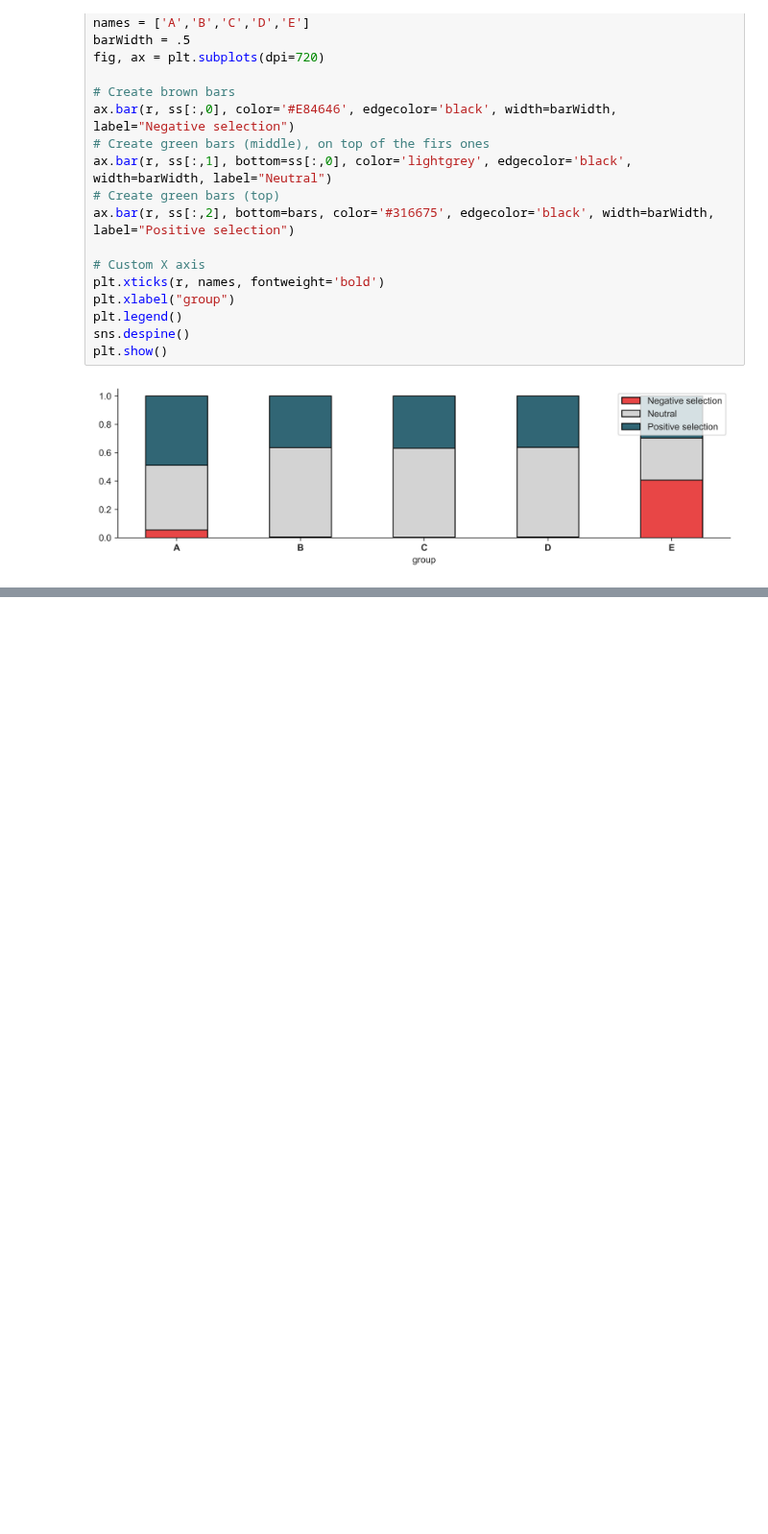
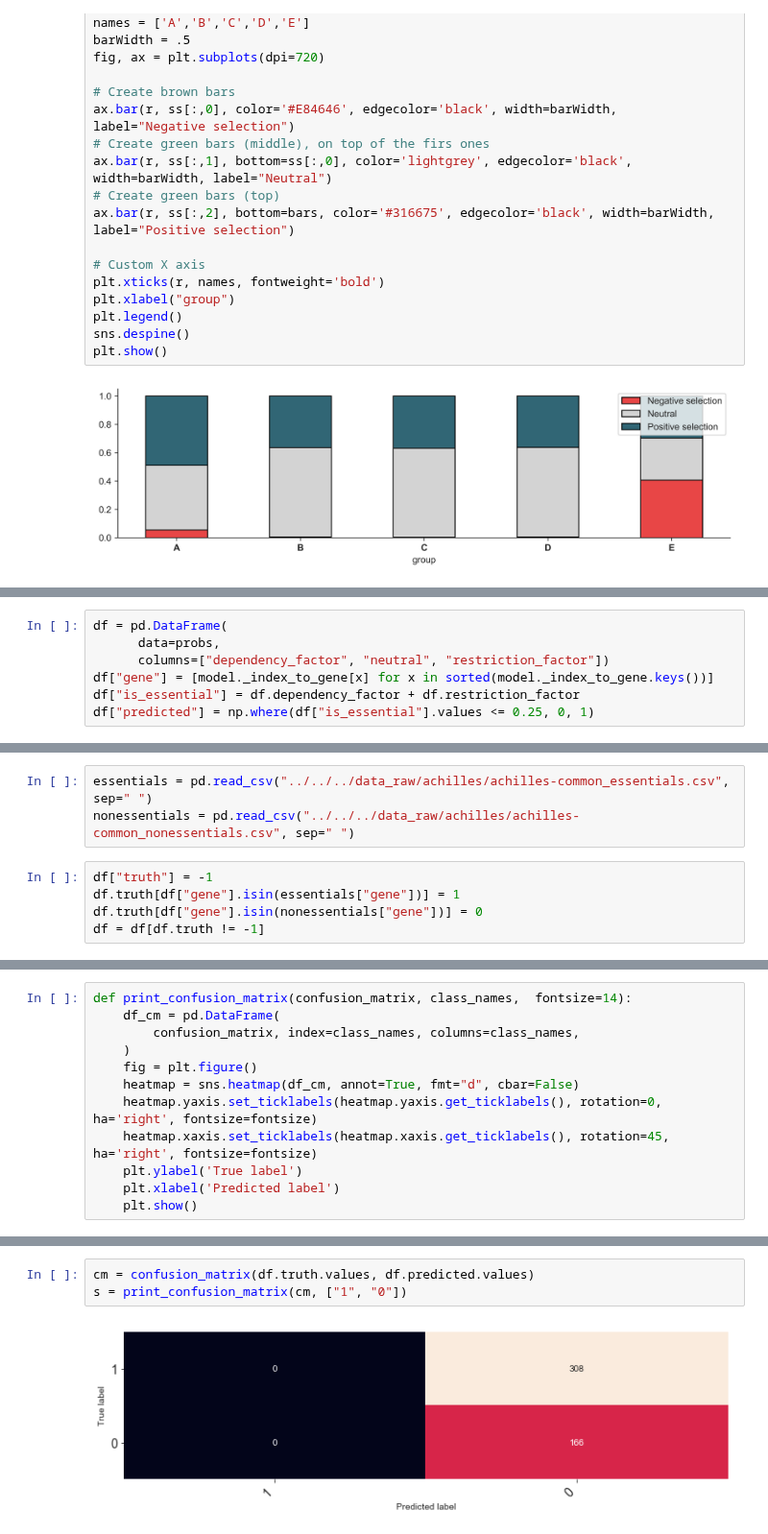
Before and after one commit to cbg-ethz/shm, a Jupyter notebook: analysis/a-structured_hierarchical_linear_models.ipynb, the cells around one changed output, grey strips where cells are left out. Shown at 96% size. Cells and saved outputs as stored; diff of their text form; blank space fills up the shorter version.

Commit message:
COnfusion matrix

```diff
--- a/analysis/a-structured_hierarchical_linear_models.ipynb
+++ b/analysis/a-structured_hierarchical_linear_models.ipynb
@@ -367,0 +392,7 @@ plt.show()
+# %%
+df = pd.DataFrame(
+      data=probs,
+      columns=["dependency_factor", "neutral", "restriction_factor"])
+df["gene"] = [model._index_to_gene[x] for x in sorted(model._index_to_gene.keys())]
+df["is_essential"] = df.dependency_factor + df.restriction_factor
+df["predicted"] = np.where(df["is_essential"].values <= 0.25, 0, 1)
@@ -367,0 +420,8 @@ plt.show()
+# %%
+essentials = pd.read_csv("../../../data_raw/achilles/achilles-common_essentials.csv", sep=" ")
+nonessentials = pd.read_csv("../../../data_raw/achilles/achilles-common_nonessentials.csv", sep=" ")
+# %%
+df["truth"] = -1
+df.truth[df["gene"].isin(essentials["gene"])] = 1
+df.truth[df["gene"].isin(nonessentials["gene"])] = 0
+df = df[df.truth != -1]
@@ -367,0 +442,12 @@ plt.show()
+# %%
+def print_confusion_matrix(confusion_matrix, class_names,  fontsize=14):
+    df_cm = pd.DataFrame(
+        confusion_matrix, index=class_names, columns=class_names,
+    )
+    fig = plt.figure()
+    heatmap = sns.heatmap(df_cm, annot=True, fmt="d", cbar=False)
+    heatmap.yaxis.set_ticklabels(heatmap.yaxis.get_ticklabels(), rotation=0, ha='right', fontsize=fontsize)
+    heatmap.xaxis.set_ticklabels(heatmap.xaxis.get_ticklabels(), rotation=45, ha='right', fontsize=fontsize)
+    plt.ylabel('True label')
+    plt.xlabel('Predicted label')
+    plt.show()
@@ -367,0 +494,5 @@ plt.show()
+# %%
+cm = confusion_matrix(df.truth.values, df.predicted.values)
+s = print_confusion_matrix(cm, ["1", "0"])
+# %% [output]
+[figure, added]
```
Also changed, not shown: parts of 10 cells of this notebook, 1 other file.
